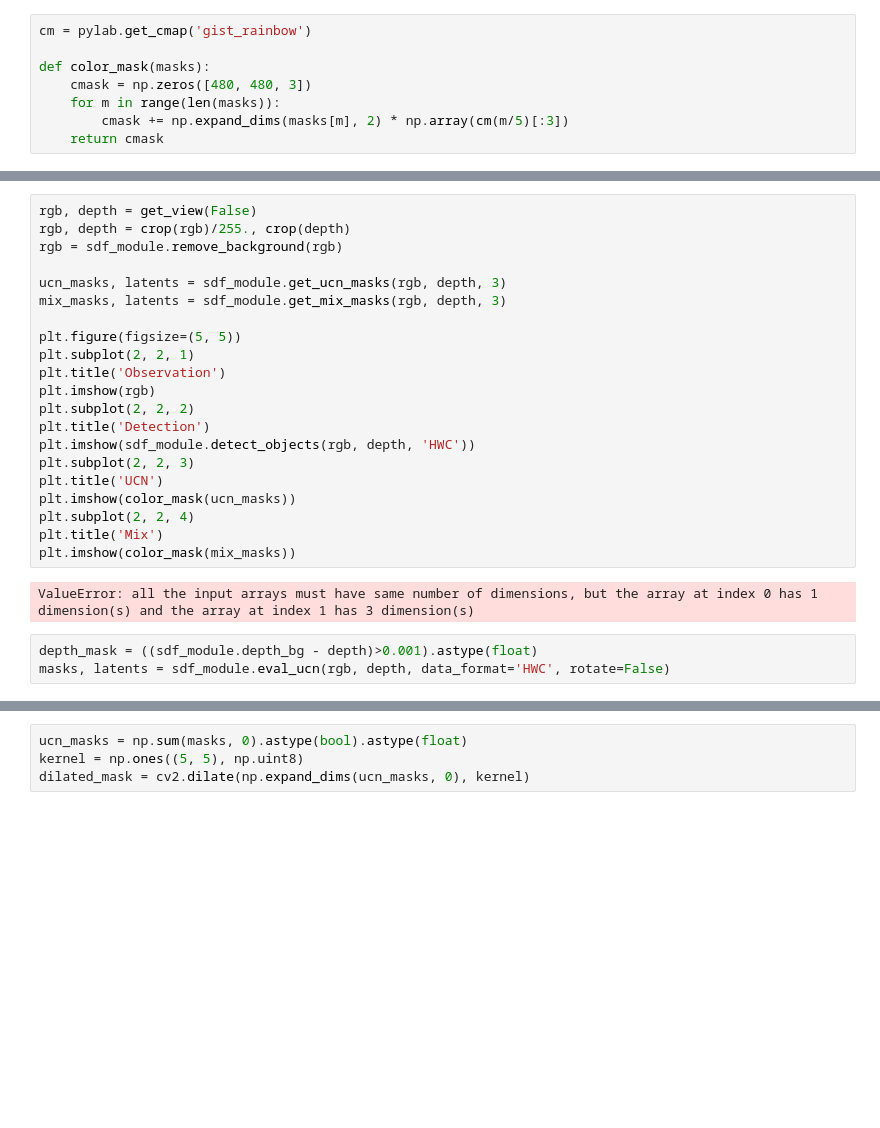
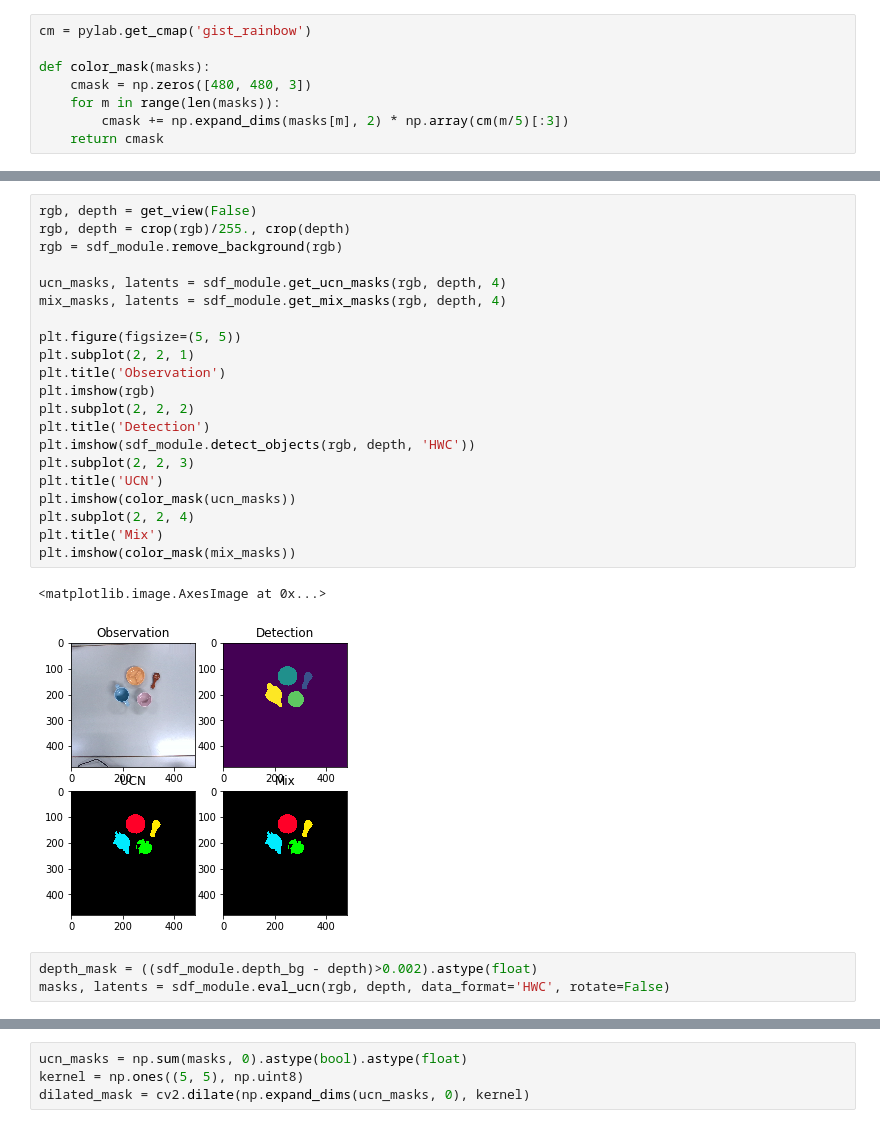
Before and after one commit to hogunkee/ur5_manipulation, a Jupyter notebook: realrobot/test_ObjectDetection.ipynb, the cells around one changed output, grey strips where cells are left out. Drawn from its saved outputs; the diff is of its cells as text; blank space fills up the shorter version.

```diff
--- a/realrobot/test_ObjectDetection.ipynb
+++ b/realrobot/test_ObjectDetection.ipynb
@@ -148,26 +170,27 @@ sdf_module.set_background(crop(depth))
 # %%
 rgb, depth = get_view(False)
 rgb, depth = crop(rgb)/255., crop(depth)
 rgb = sdf_module.remove_background(rgb)
 
-ucn_masks, latents = sdf_module.get_ucn_masks(rgb, depth, 3)
-mix_masks, latents = sdf_module.get_mix_masks(rgb, depth, 3)
+ucn_masks, latents = sdf_module.get_ucn_masks(rgb, depth, 4)
+mix_masks, latents = sdf_module.get_mix_masks(rgb, depth, 4)
 
 plt.figure(figsize=(5, 5))
 plt.subplot(2, 2, 1)
 plt.title('Observation')
 plt.imshow(rgb)
 plt.subplot(2, 2, 2)
 plt.title('Detection')
 plt.imshow(sdf_module.detect_objects(rgb, depth, 'HWC'))
 plt.subplot(2, 2, 3)
 plt.title('UCN')
 plt.imshow(color_mask(ucn_masks))
 plt.subplot(2, 2, 4)
 plt.title('Mix')
 plt.imshow(color_mask(mix_masks))
 # %% [output]
-ValueError: all the input arrays must have same number of dimensions, but the array at index 0 has 1 dimension(s) and the array at index 1 has 3 dimension(s)
+<matplotlib.image.AxesImage at 0x...>
+[figure, added]
 # %%
-depth_mask = ((sdf_module.depth_bg - depth)>0.001).astype(float)
+depth_mask = ((sdf_module.depth_bg - depth)>0.002).astype(float)
 masks, latents = sdf_module.eval_ucn(rgb, depth, data_format='HWC', rotate=False)
```
Also changed, not shown: parts of 8 cells of this notebook, 11 other files.
